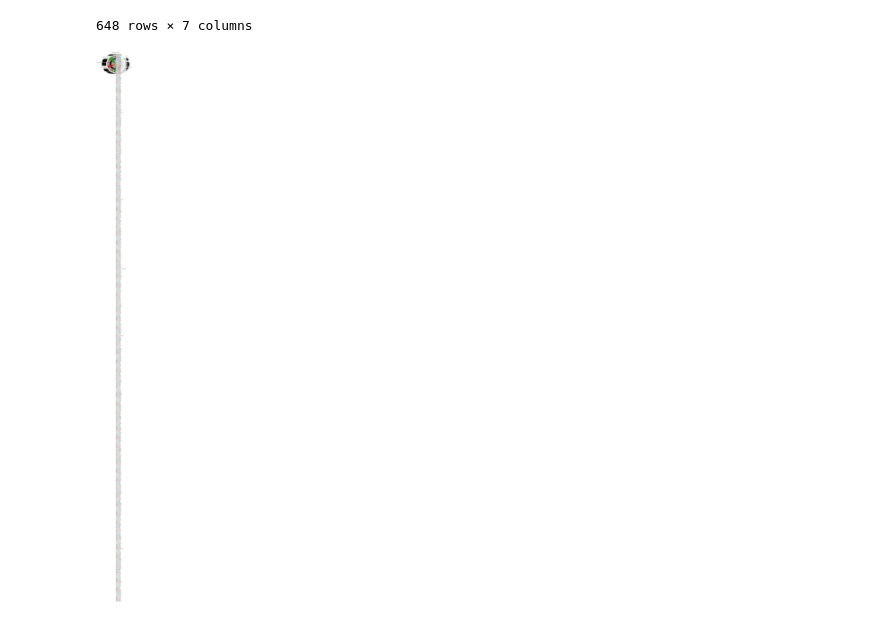
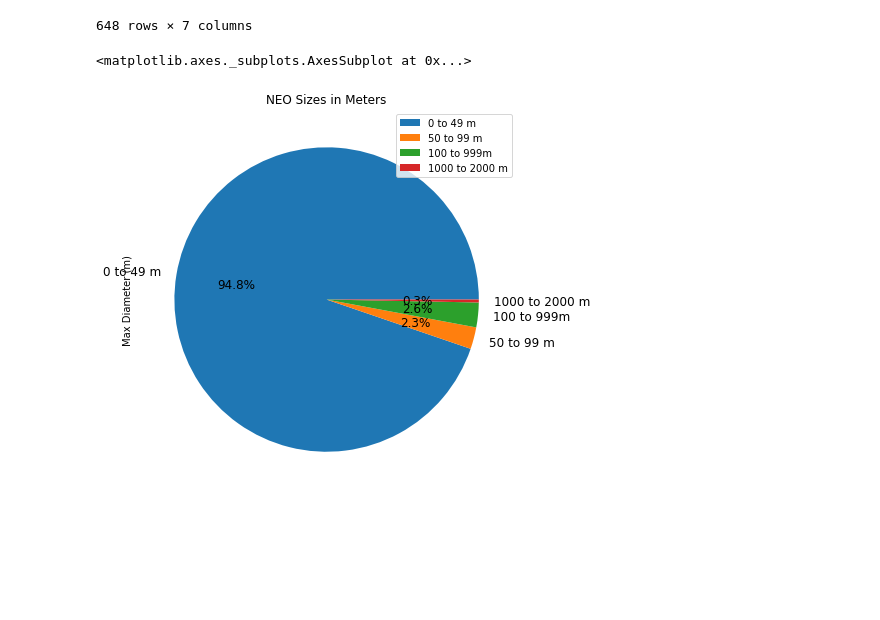
Before and after one commit to doublealogic/armageddon-neo-objects-space-junk, a Jupyter notebook: Data_Retrieval/neo.ipynb, the cells around one changed output. Saved outputs shown, nothing was run; the diff lists cells and outputs as text; code cells hidden in the pictures; blank space fills up the shorter version.

Commit message:
repaired the code for the pie chart

```diff
--- a/Data_Retrieval/neo.ipynb
+++ b/Data_Retrieval/neo.ipynb
@@ -258,4 +232,6 @@ df_testing.plot()
 # %%
-plot = df_testing.plot.pie(y='Max Diameter (m)', title = "NEO Sizes in Meters", figsize=(13, 7), autopct='%1.1f%%', fontsize=12)
+
+df_testing.groupby(['Diameter Grps']).count().plot(kind='pie', y='Max Diameter (m)', title = "NEO Sizes in Meters", figsize=(13, 7), autopct='%1.1f%%', fontsize=12)
 # %% [output]
+<matplotlib.axes._subplots.AxesSubplot at 0x...>
-[figure, old version]
+[figure, new version]
```
Also changed, not shown: parts of 10 cells of this notebook, 1 other file.
